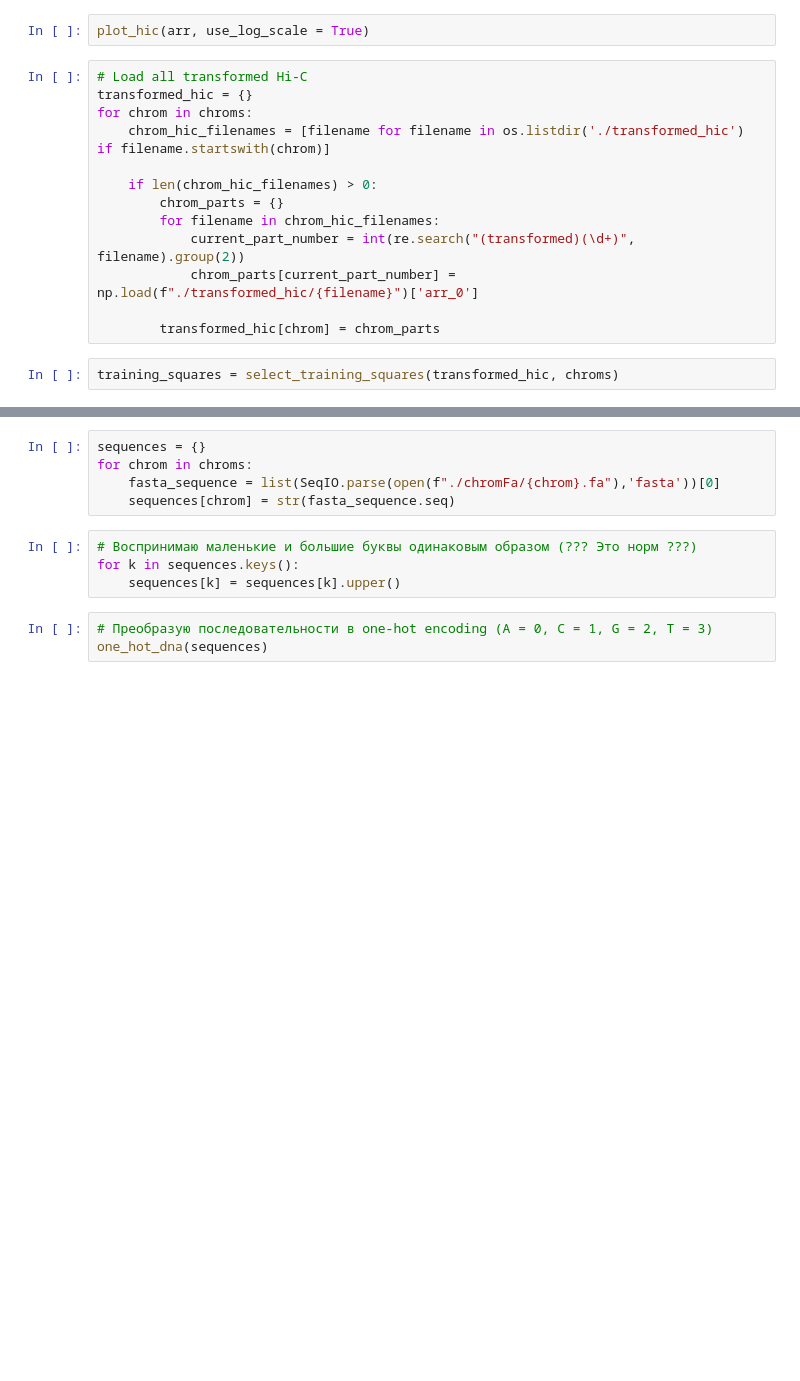
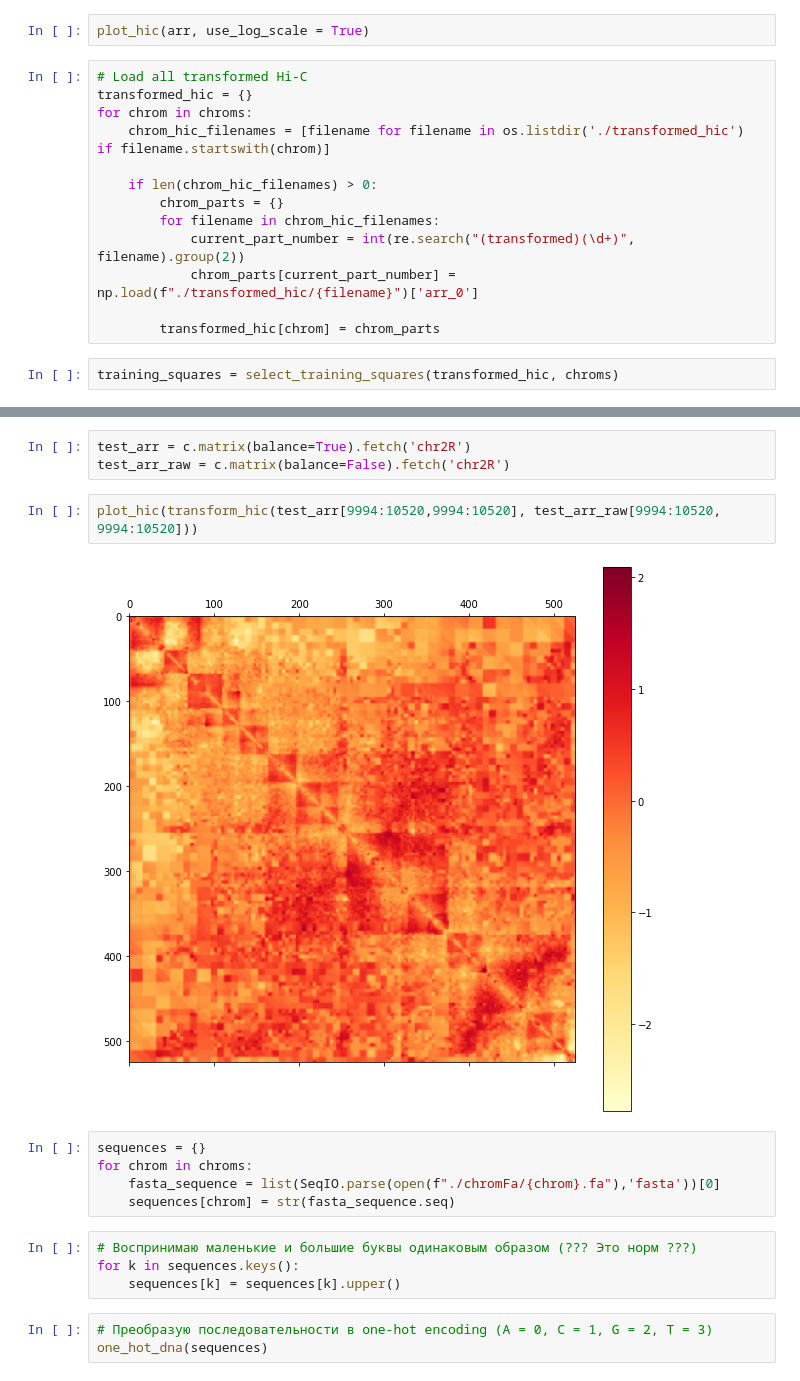
Before and after one commit to NeilAlishev/HiCPredictor, a Jupyter notebook: DeepHiCResearch.ipynb, the cells around one changed output, grey strips where cells are left out. Cells and saved outputs as stored; diff of their text form; blank space fills up the shorter version.

```diff
--- a/DeepHiCResearch.ipynb
+++ b/DeepHiCResearch.ipynb
@@ -205,3 +231,10 @@ training_squares = select_training_squares(transformed_hic, chroms)
+# %%
+test_arr = c.matrix(balance=True).fetch('chr2R')
+test_arr_raw = c.matrix(balance=False).fetch('chr2R')
+# %%
+plot_hic(transform_hic(test_arr[9994:10520,9994:10520], test_arr_raw[9994:10520, 9994:10520]))
+# %% [output]
+[figure, added]
 # %%
 sequences = {}
 for chrom in chroms:
```
Also changed, not shown: parts of 26 cells of this notebook.
